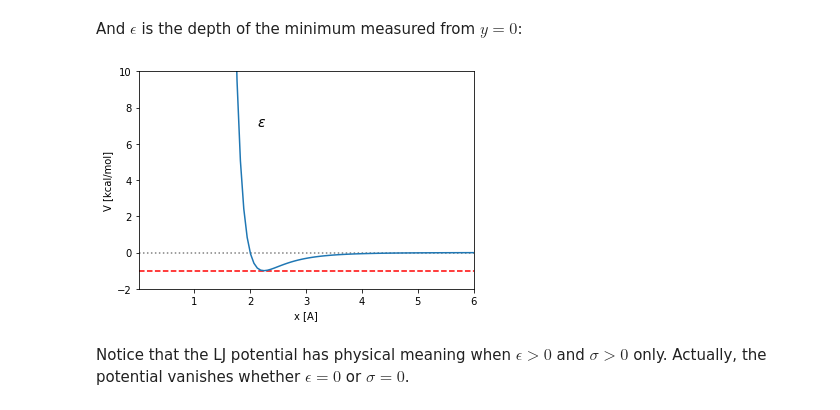
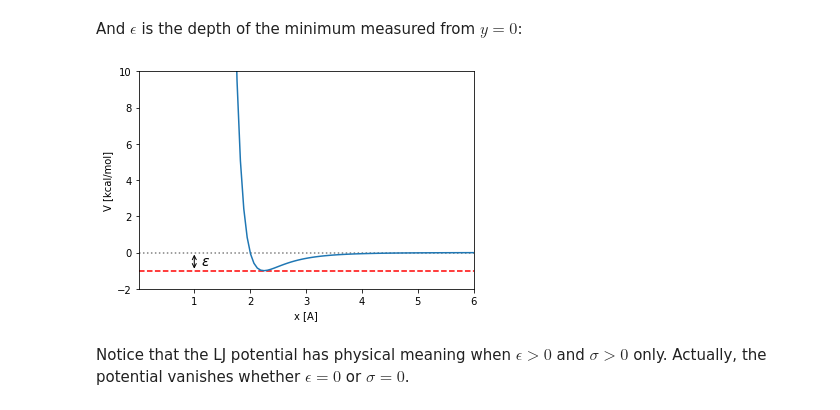
Before and after one commit to uibcdf/OMembrane, a Jupyter notebook: docs/contents/Test_LJ.ipynb, the cells around one changed output. Cells and saved outputs as stored; diff of their text form; code cells hidden in the pictures.

```diff
--- a/docs/contents/Test_LJ.ipynb
+++ b/docs/contents/Test_LJ.ipynb
@@ -65,22 +67,23 @@ And $\epsilon$ is the depth of the minimum measured from $y=0$:
 # %%
 sigma = 2.0 * unit.angstrom
 epsilon = 1.0 * unit.kilocalories_per_mole
 
 xlim_figure = [0.01, 6.0]
 ylim_figure = [-2.0, 10.0]
 
 x = np.linspace(xlim_figure[0], xlim_figure[1], 100, True) * unit.angstrom
 plt.plot(x, LJ(x, sigma, epsilon))
 plt.hlines(0, xlim_figure[0], xlim_figure[1], linestyles='dotted', color='gray')
 plt.hlines(-epsilon._value, xlim_figure[0], xlim_figure[1], linestyles='dashed', color='red')
-plt.text(sigma._value+0.02*xlim_figure[1], 0.7*ylim_figure[1], '$\epsilon$', fontsize=14)
+plt.annotate(s='', xy=(1.0,0.0), xytext=(1.0,-epsilon._value), arrowprops=dict(arrowstyle='<->'))
+plt.text(1.0+0.02*xlim_figure[1], -0.7*epsilon._value, '$\epsilon$', fontsize=14)
 plt.xlim(xlim_figure)
 plt.ylim(ylim_figure)
 plt.xlabel('x [{}]'.format(x.unit.get_symbol()))
 plt.ylabel('V [{}]'.format(epsilon.unit.get_symbol()))
 plt.show()
 # %% [output]
-[figure, old version]
+[figure, new version]
 # %% [markdown]
 Notice that the LJ potential has physical meaning when $\epsilon>0$ and $\sigma>0$ only. Actually, the potential vanishes whether $\epsilon=0$ or $\sigma=0$.
 # %%
```
Also changed, not shown: parts of 37 cells of this notebook, 1 other file.
